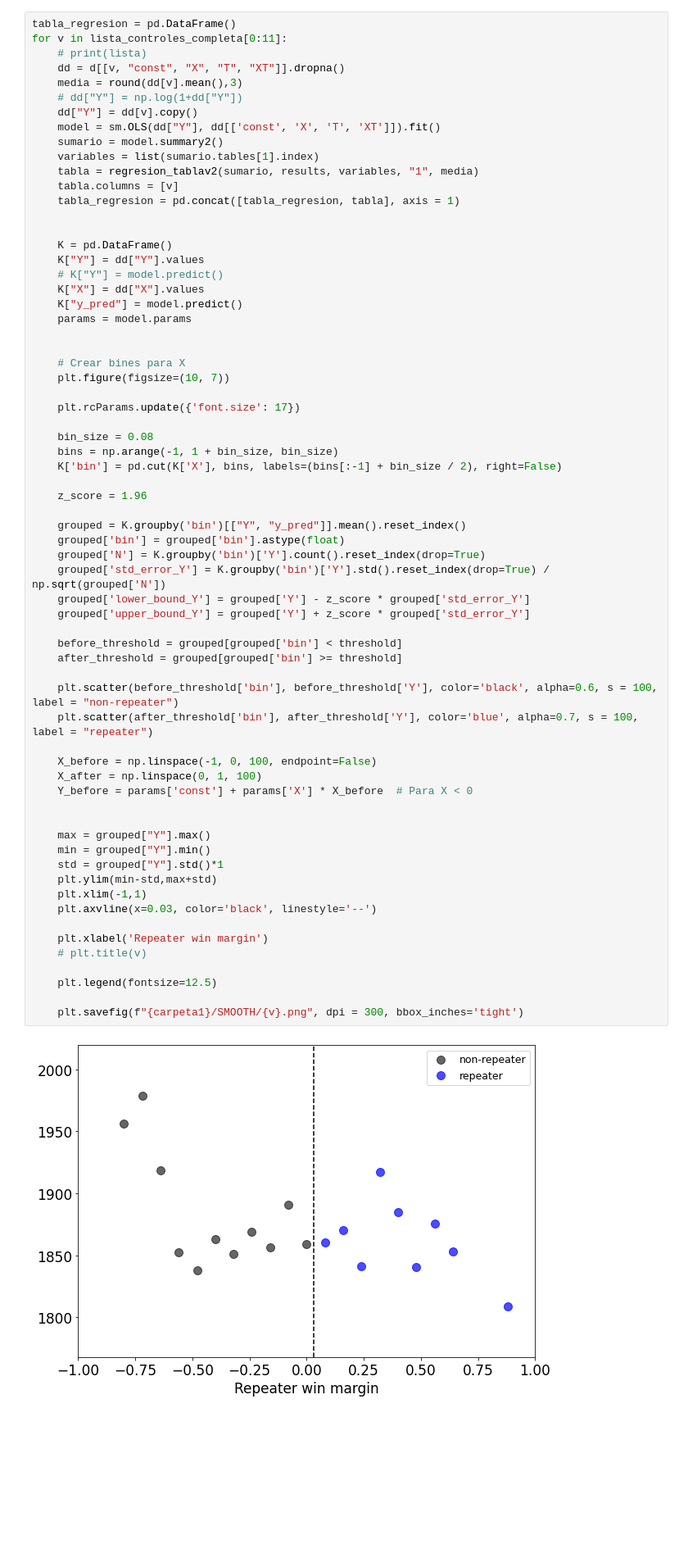
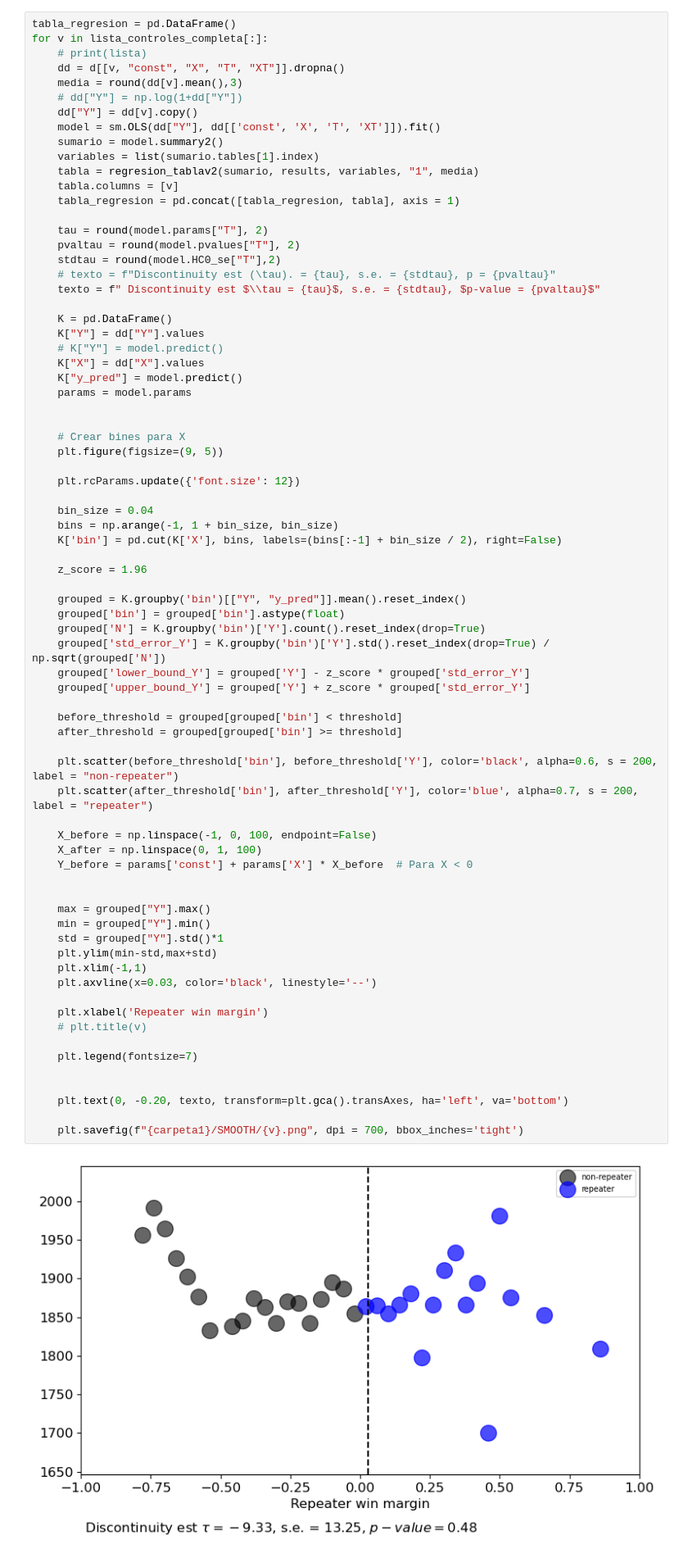
Before and after one commit to jguerrae/ColombianMunicipalDebt, a Jupyter notebook: 1_ESTIMACIONES_v2.ipynb, the cells around one changed output. Shown at 82% size. Drawn from its saved outputs; the diff is of its cells as text; blank space fills up the shorter version.

```diff
--- a/1_ESTIMACIONES_v2.ipynb
+++ b/1_ESTIMACIONES_v2.ipynb
@@ -445,7 +453,7 @@ lista_controles2 = [[], inst_hist , inst_hist + inst_cont,  inst_hist + inst_con
 lista_controles_completa = inst_hist + inst_cont + geo + fex
 # %%
 tabla_regresion = pd.DataFrame()
-for v in lista_controles_completa[0:11]:
+for v in lista_controles_completa[:]:
     # print(lista)
     dd = d[[v, "const", "X", "T", "XT"]].dropna()
     media = round(dd[v].mean(),3)
@@ -458,6 +466,11 @@ for v in lista_controles_completa[0:11]:
     tabla.columns = [v]
     tabla_regresion = pd.concat([tabla_regresion, tabla], axis = 1)
 
+    tau = round(model.params["T"], 2)
+    pvaltau = round(model.pvalues["T"], 2)
+    stdtau = round(model.HC0_se["T"],2)
+    # texto = f"Discontinuity est (\tau). = {tau}, s.e. = {stdtau}, p = {pvaltau}"
+    texto = f" Discontinuity est $\\tau = {tau}$, s.e. = {stdtau}, $p-value = {pvaltau}$"
 
     K = pd.DataFrame()
     K["Y"] = dd["Y"].values
@@ -468,46 +481,49 @@ for v in lista_controles_completa[0:11]:
 
 
     # Crear bines para X
-    plt.figure(figsize=(10, 7))
+    plt.figure(figsize=(9, 5))
 
-    plt.rcParams.update({'font.size': 17})
+    plt.rcParams.update({'font.size': 12})
 
-    bin_size = 0.08
+    bin_size = 0.04
     bins = np.arange(-1, 1 + bin_size, bin_size)
     K['bin'] = pd.cut(K['X'], bins, labels=(bins[:-1] + bin_size / 2), right=False)
 
     z_score = 1.96
 
     grouped = K.groupby('bin')[["Y", "y_pred"]].mean().reset_index()
     grouped['bin'] = grouped['bin'].astype(float)
     grouped['N'] = K.groupby('bin')['Y'].count().reset_index(drop=True)
     grouped['std_error_Y'] = K.groupby('bin')['Y'].std().reset_index(drop=True) / np.sqrt(grouped['N'])
     grouped['lower_bound_Y'] = grouped['Y'] - z_score * grouped['std_error_Y']
     grouped['upper_bound_Y'] = grouped['Y'] + z_score * grouped['std_error_Y']
 
     before_threshold = grouped[grouped['bin'] < threshold]
     after_threshold = grouped[grouped['bin'] >= threshold]
 
-    plt.scatter(before_threshold['bin'], before_threshold['Y'], color='black', alpha=0.6, s = 100, label = "non-repeater")
-    plt.scatter(after_threshold['bin'], after_threshold['Y'], color='blue', alpha=0.7, s = 100, label = "repeater")
+    plt.scatter(before_threshold['bin'], before_threshold['Y'], color='black', alpha=0.6, s = 200, label = "non-repeater")
+    plt.scatter(after_threshold['bin'], after_threshold['Y'], color='blue', alpha=0.7, s = 200, label = "repeater")
 
     X_before = np.linspace(-1, 0, 100, endpoint=False)
     X_after = np.linspace(0, 1, 100)
     Y_before = params['const'] + params['X'] * X_before  # Para X < 0
 
 
     max = grouped["Y"].max()
     min = grouped["Y"].min()
     std = grouped["Y"].std()*1
     plt.ylim(min-std,max+std)
     plt.xlim(-1,1)
     plt.axvline(x=0.03, color='black', linestyle='--')
 
     plt.xlabel('Repeater win margin')
     # plt.title(v)
 
-    plt.legend(fontsize=12.5)
+    plt.legend(fontsize=7)
 
-    plt.savefig(f"{carpeta1}/SMOOTH/{v}.png", dpi = 300, bbox_inches='tight')
+
+    plt.text(0, -0.20, texto, transform=plt.gca().transAxes, ha='left', va='bottom')
+
+    plt.savefig(f"{carpeta1}/SMOOTH/{v}.png", dpi = 700, bbox_inches='tight')
 # %% [output]
-[figure, old version]
+[figure, new version]
```
Also changed, not shown: parts of 8 cells of this notebook, 47 other files.
